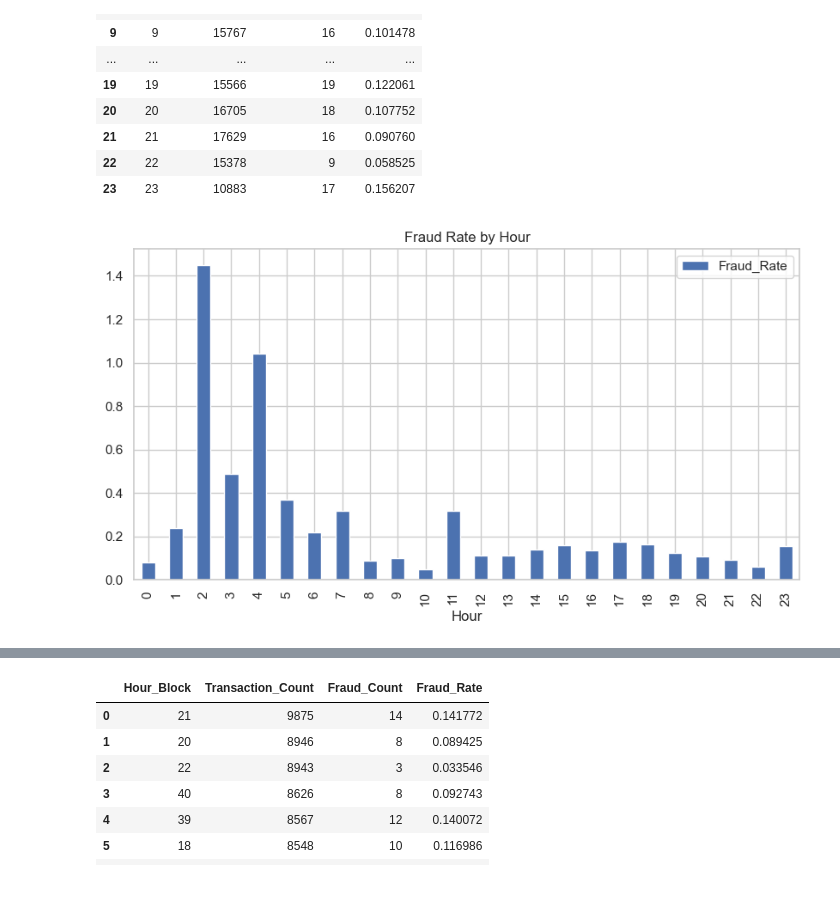
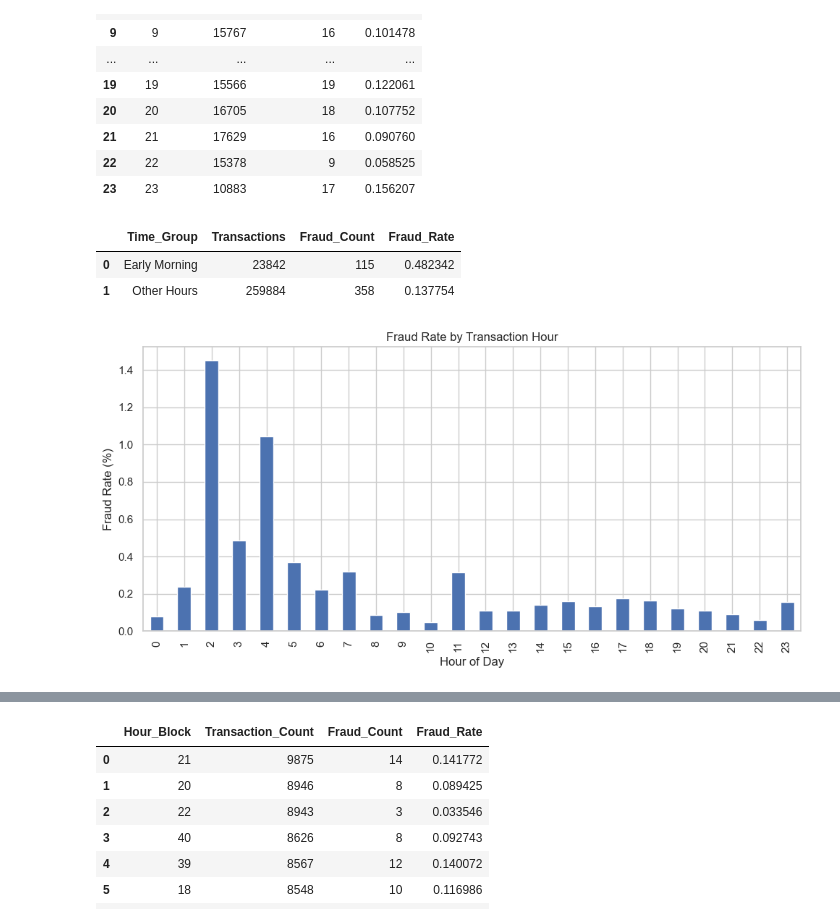
Before and after one commit to Yvonneamg/Credit_Card_Fraud_Detection, a Jupyter notebook: fraud_detection_final.ipynb, the cells around one changed output, grey strips where cells are left out. Cells and saved outputs as stored; diff of their text form; code cells hidden in the pictures; blank space fills up the shorter version.

```diff
--- a/fraud_detection_final.ipynb
+++ b/fraud_detection_final.ipynb
@@ -658,13 +651,54 @@ q2_hourly
 | 21 | 21 | 17629 | 16 | 0.090760 |
 | 22 | 22 | 15378 | 9 | 0.058525 |
 | 23 | 23 | 10883 | 17 | 0.156207 |
+# %%
+# Query for early-morning transactions, fraud count and fraud rate using SQL
+query_q2 = """
+SELECT
+    CASE
+        WHEN CAST(strftime('%H', time, 'unixepoch') AS INTEGER)
+             BETWEEN 0 AND 5
+        THEN 'Early Morning'
+        ELSE 'Other Hours'
+    END AS Time_Group,
+
+    COUNT(*) AS Transactions,
+    SUM(Class) AS Fraud_Count,
+    AVG(Class) * 100 AS Fraud_Rate
+
+FROM transactions
+
+GROUP BY Time_Group;
+"""
+
+q2_result = pd.read_sql_query(query_q2, conn)
+
+q2_result
+# %% [output]
+|  | Time_Group | Transactions | Fraud_Count | Fraud_Rate |
+| 0 | Early Morning | 23842 | 115 | 0.482342 |
+| 1 | Other Hours | 259884 | 358 | 0.137754 |
 # %%
-q2_hourly.plot(
+ax = q2_hourly.plot(
     x="Hour",
     y="Fraud_Rate",
     kind="bar",
     figsize=(10, 5),
-    title="Fraud Rate by Hour"
-);
+    legend=False
+)
+
+ax.set_title("Fraud Rate by Transaction Hour")
+ax.set_xlabel("Hour of Day")
+ax.set_ylabel("Fraud Rate (%)")
+
+plt.tight_layout()
+
+plt.savefig(
+    "Visualizations/fraud_rate_by_hour.png",
+    dpi=300,
+    bbox_inches="tight"
+)
+
+plt.show()
 # %% [output]
-[figure, old version]
+[figure, new version]
```
Also changed, not shown: parts of 5 cells of this notebook, 2 other files.
